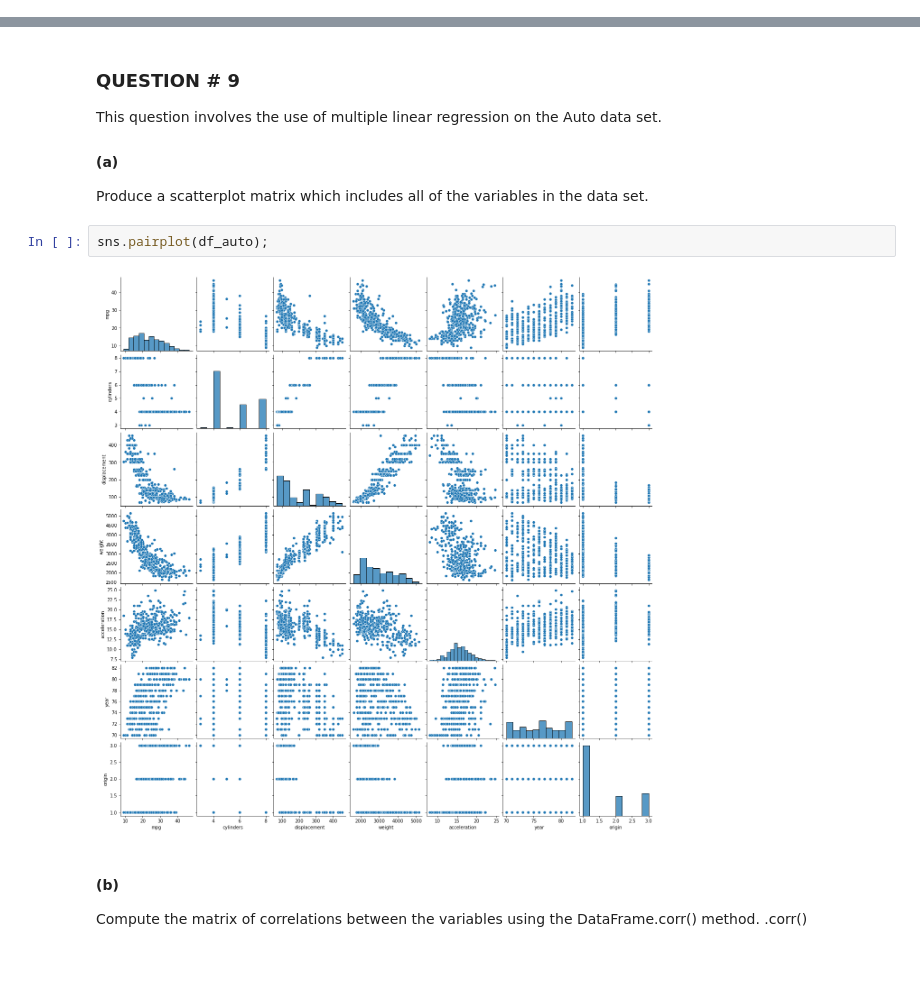
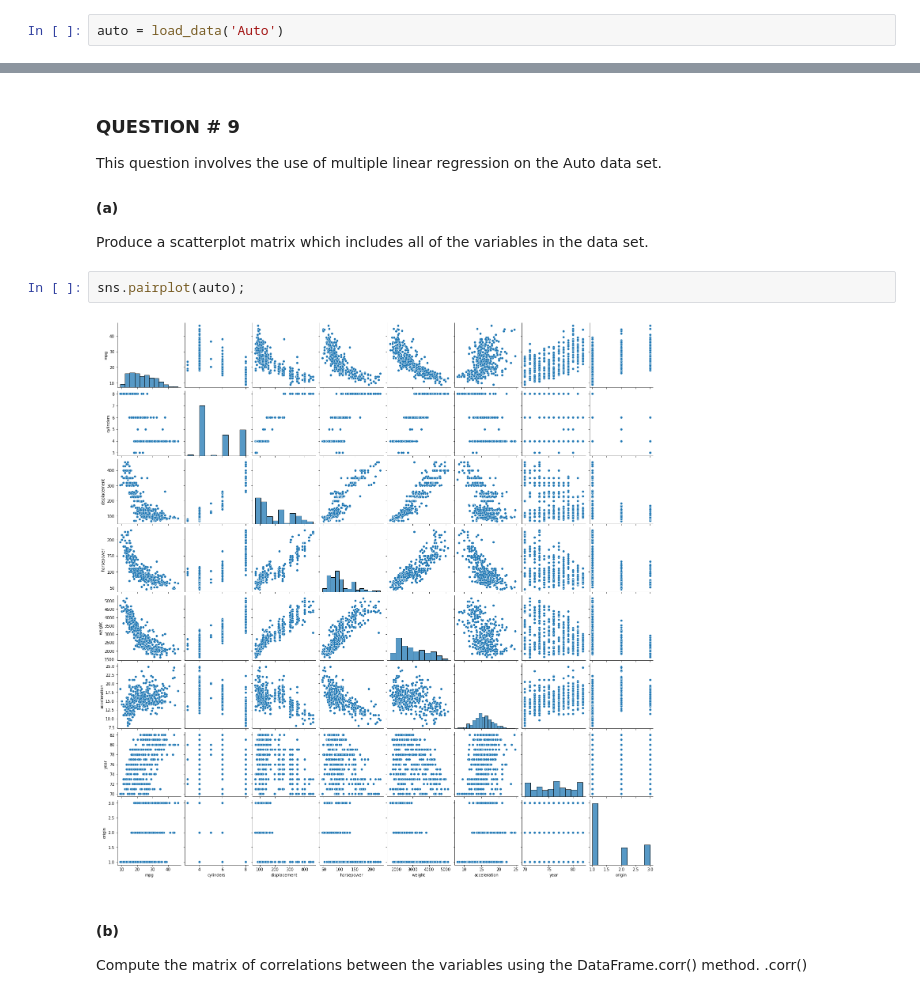
Before and after one commit to danschumac1/pred-mod_assingment2, a Jupyter notebook: Pred-Mod_Assignment2.ipynb, the cells around one changed output, grey strips where cells are left out. Cells and saved outputs as stored; diff of their text form; blank space fills up the shorter version.

```diff
--- a/Pred-Mod_Assignment2.ipynb
+++ b/Pred-Mod_Assignment2.ipynb
@@ -16,3 +22,5 @@ df_auto = pd.read_csv('./data/Auto.csv')
+# %%
+auto = load_data('Auto')
 # %% [markdown]
 ### QUESTION # 2
 Carefully explain the differences between the KNN classifier and KNN regression methods.
@@ -22,9 +33,9 @@ This question involves the use of multiple linear regression on the Auto data se
 #### (a)
 Produce a scatterplot matrix which includes all of the variables in the data set.
 # %%
-sns.pairplot(df_auto);
+sns.pairplot(auto);
 # %% [output]
-[figure, old version]
+[figure, new version]
 # %% [markdown]
 #### (b)
 Compute the matrix of correlations between the variables using the DataFrame.corr() method. .corr()
```
Also changed, not shown: parts of 33 cells of this notebook, 1 other file.
